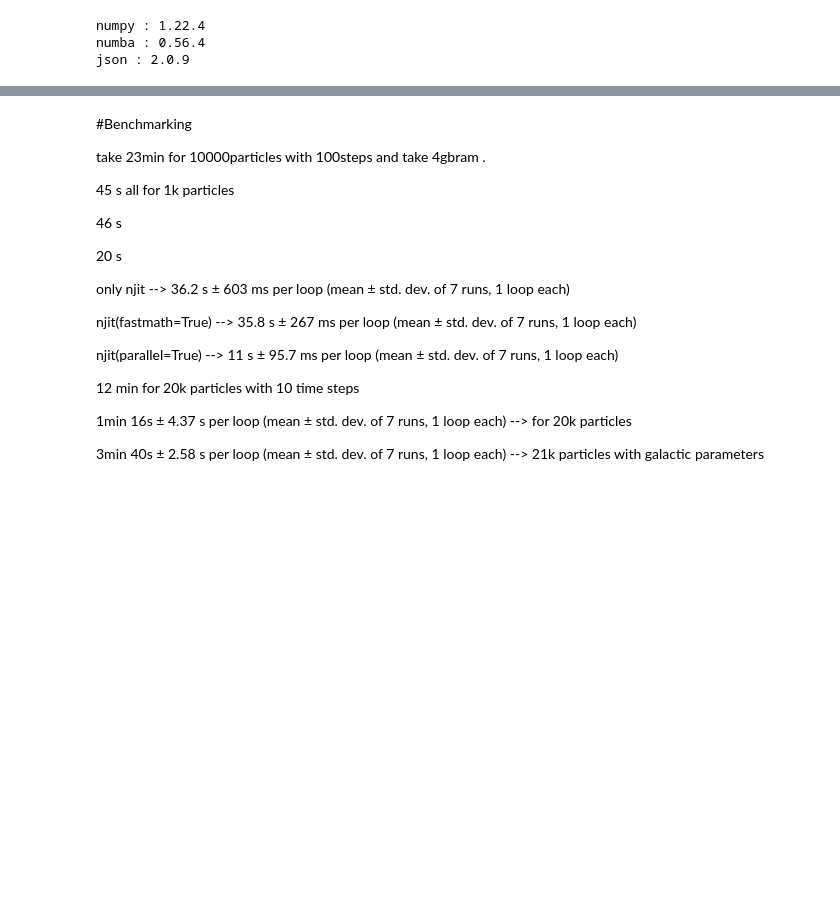
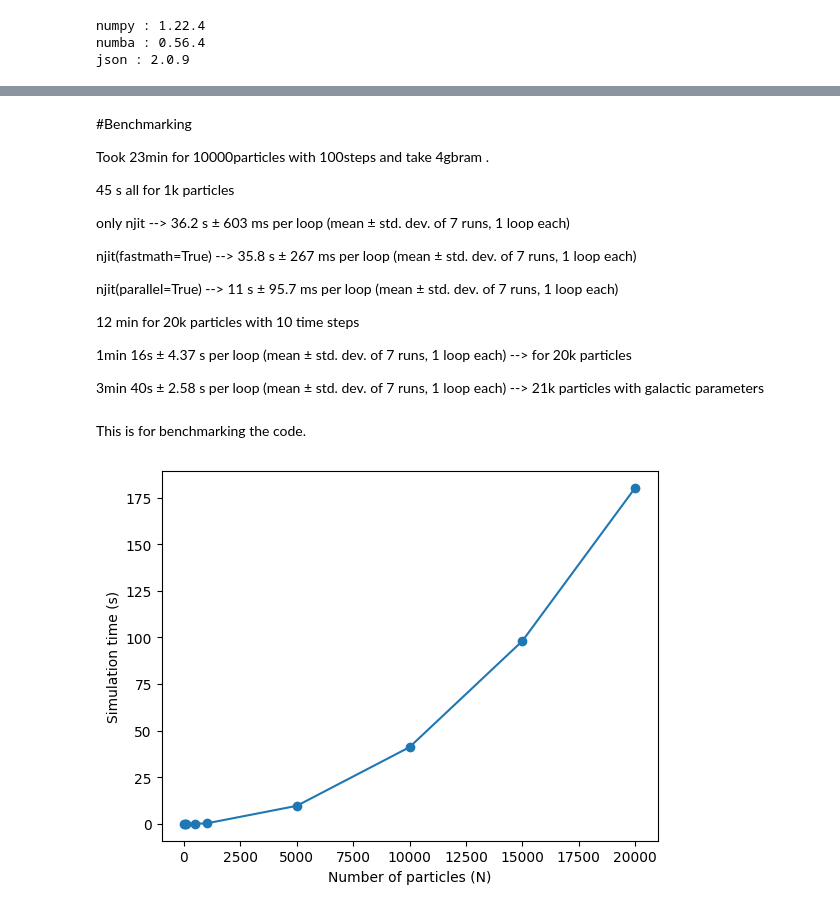
Before and after one commit to Balaji-0-5/N-Body-Simulation, a Jupyter notebook: Brute_force.ipynb, the cells around one changed output, grey strips where cells are left out. Saved outputs shown, nothing was run; the diff lists cells and outputs as text; code cells hidden in the pictures; blank space fills up the shorter version.

```diff
--- a/Brute_force.ipynb
+++ b/Brute_force.ipynb
@@ -179,3 +312,11 @@ Run = "00003"
+# %%
+with open("/content/Masses.json","r") as f:
+  mass_data = json.load(f)
+# %%
+pos_arr = np.array(data["pos_data"]).reshape((3,20000))
+mom_arr = np.array(data["mom_data"]).reshape((3,20000))
+# %%
+Masses = np.array(mass_data["Masses"]).reshape(20000,)
 # %%
 third_run = Run_sim(N_steps,pos_arr,mom_arr,Masses,dt=dt,G=G)
 
@@ -238,13 +340,9 @@ plt.show()
 # %% [markdown]
 #Benchmarking
 
-take 23min for 10000particles with 100steps and take 4gbram .
+Took 23min for 10000particles with 100steps and take 4gbram .
 
 45 s   all for 1k particles
-
-46 s
-
-20 s
 
 only njit --> 36.2 s ± 603 ms per loop (mean ± std. dev. of 7 runs, 1 loop each)
 
@@ -259,3 +357,32 @@ njit(parallel=True) --> 11 s ± 95.7 ms per loop (mean ± std. dev. of 7 runs, 1
 3min 40s ± 2.58 s per loop (mean ± std. dev. of 7 runs, 1 loop each)  --> 21k particles with galactic parameters
 # %%
 %timeit Run_sim(1,pos,mom,Masses,G=G)
+# %% [markdown]
+This is for benchmarking the code.
+# %%
+import time
+# Define a function to run the simulation for a given value of n
+def run_simulation(n):
+    # Define your simulation code here, using the value of n to set up the simulation
+    # The simulation was benchmarked for random values of position and momentum values.
+    pos_arr = np.random.rand(3, n)
+    mom_arr = np.random.rand(3, n)
+    mass_arr = np.ones(n)
+    pos_arr, mom_arr, pos_data = Run_sim(1, pos_arr, mom_arr, mass_arr)
+
+    # Return the total simulation time for benchmarking purposes
+    return None
+
+total_times = []
+# Define a list of values of n to test
+n_values = [10, 50, 100, 500, 1000, 5000, 10000,15000, 20000]
+
+# Run the simulation for each value of n and print the results
+for n in n_values:
+    start_time = time.time()
+    run_simulation(n)
+    end_time = time.time()
+    elapsed_time = end_time - start_time
+    total_times.append(elapsed_time)
+
+    print(f"n = {n},total time = {elapsed_time:.3f}s")
@@ -261,0 +391,10 @@ njit(parallel=True) --> 11 s ± 95.7 ms per loop (mean ± std. dev. of 7 runs, 1
+# %%
+import matplotlib.pyplot as plt
+
+fig, ax = plt.subplots()
+ax.plot(n_values, total_times, 'o-')
+ax.set_xlabel('Number of particles (N)')
+ax.set_ylabel('Simulation time (s)')
+fig.savefig('simulation_times.png')
+# %% [output]
+[figure, added]
```
Also changed, not shown: parts of 30 cells of this notebook.
